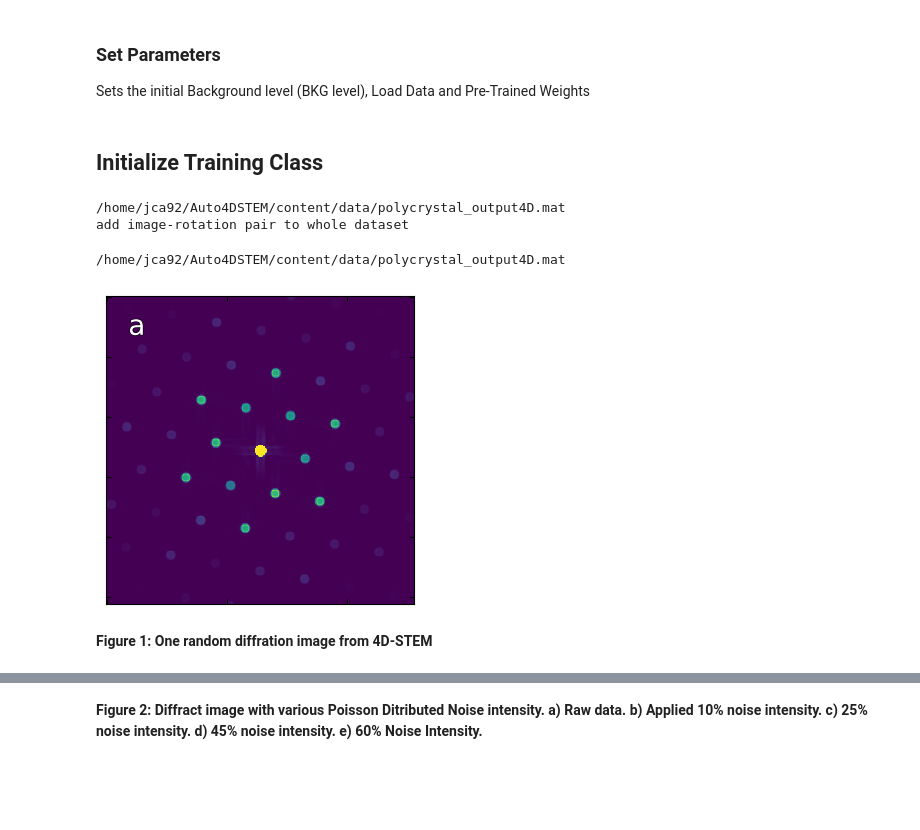
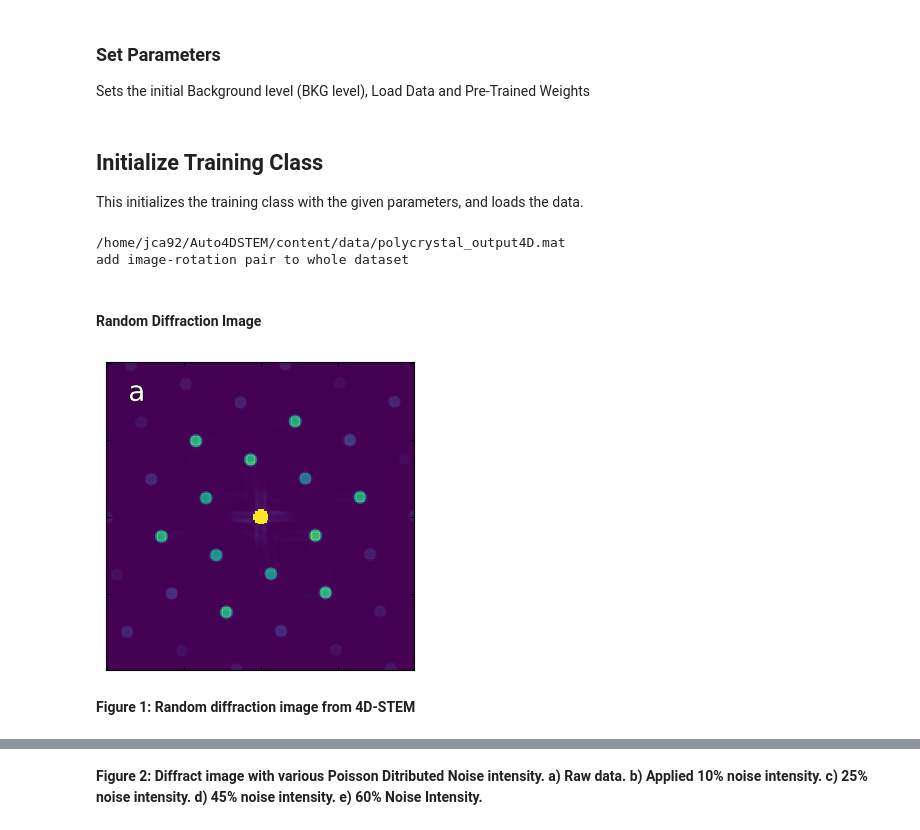
Before and after one commit to m3-learning/Auto4DSTEM, a Jupyter notebook: content/01_Auto4DSTEM_simulated.ipynb, the cells around one changed output, grey strips where cells are left out. Cells and saved outputs as stored; diff of their text form; code cells hidden in the pictures; blank space fills up the shorter version.

```diff
--- a/content/01_Auto4DSTEM_simulated.ipynb
+++ b/content/01_Auto4DSTEM_simulated.ipynb
@@ -98,6 +95,8 @@ data_path = os.path.abspath(f'{folder_name}/polycrystal_output4D.mat')
 rotation_path = f'{folder_name}/{bkg_str}Percent_pretrained_rotation.npy'
 # %% [markdown]
 ## Initialize Training Class
+
+This initializes the training class with the given parameters, and loads the data.
 # %%
 tc = Train(data_path,
                 device = device,
@@ -121,12 +120,13 @@ tc = Train(data_path,
 # %% [output]
 /home/jca92/Auto4DSTEM/content/data/polycrystal_output4D.mat
 add image-rotation pair to whole dataset
+# %% [markdown]
+#### Random Diffraction Image
 # %%
-tc.crop_one_image(clim=[0,4e-5])
+tc.crop_one_image(clim=[0,1])
 # %% [output]
-/home/jca92/Auto4DSTEM/content/data/polycrystal_output4D.mat
-[figure, old version]
+[figure, new version]
 # %% [markdown]
-**Figure 1: One random  diffration image from 4D-STEM**
+**Figure 1: Random diffraction image from 4D-STEM**
 # %%
 tc.visual_noise(noise_level = [0,0.25,0.6],file_name='simulated',add_label = True,save_format = 'png')
```
Also changed, not shown: parts of 2 cells of this notebook, 1 other file.
